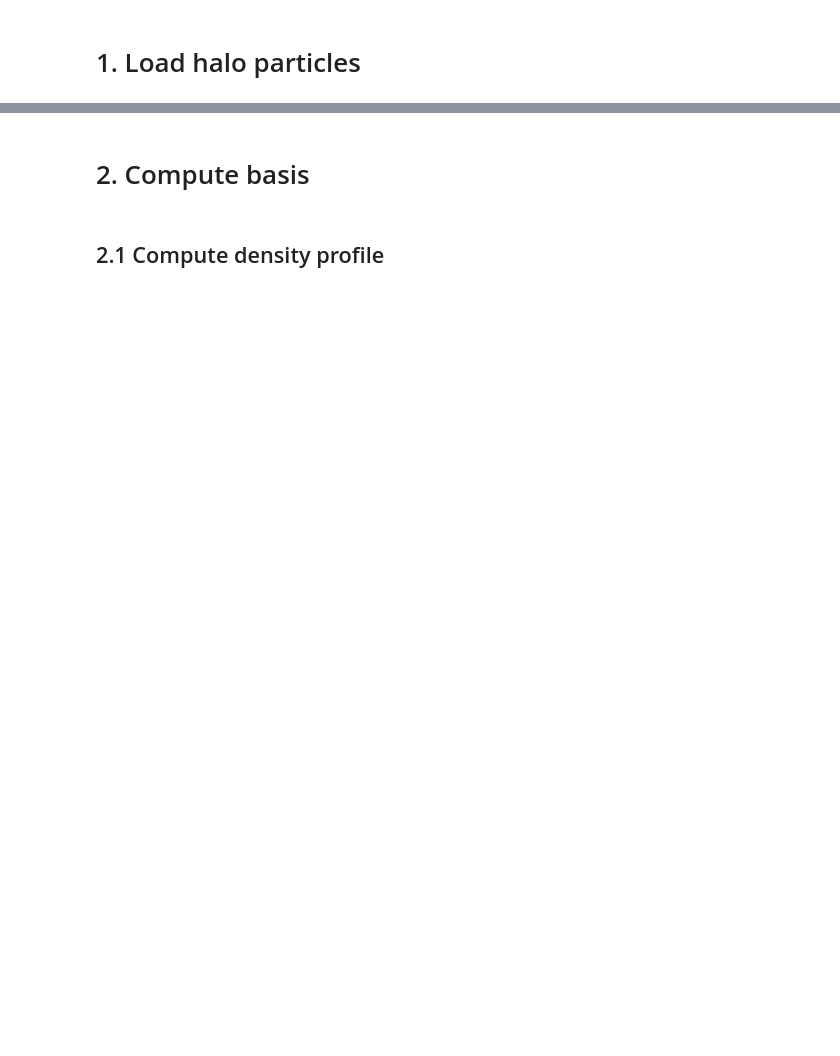
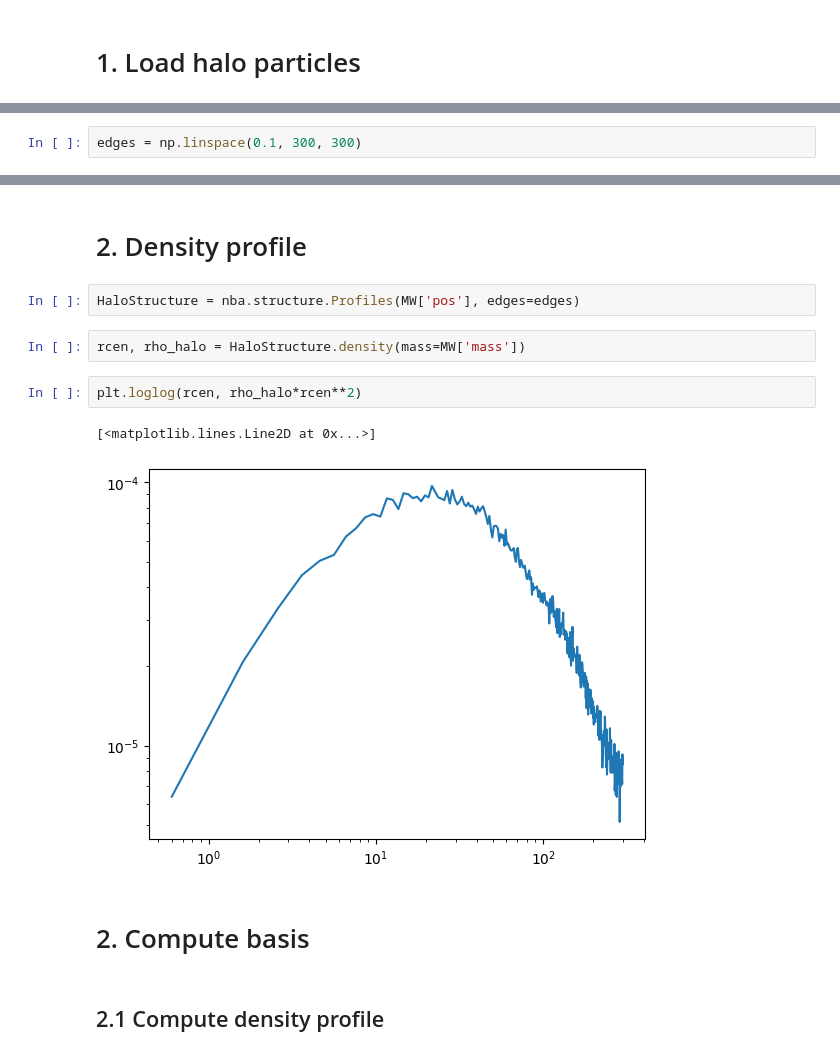
Before and after one commit to jngaravitoc/XMC-Atlas, a Jupyter notebook: scripts/BFE_computation/draft_bfe_pipeline.ipynb, the cells around one changed output, grey strips where cells are left out. Cells and saved outputs as stored; diff of their text form; blank space fills up the shorter version.

```diff
--- a/scripts/BFE_computation/draft_bfe_pipeline.ipynb
+++ b/scripts/BFE_computation/draft_bfe_pipeline.ipynb
@@ -57,0 +41,2 @@ plt.colorbar()
+# %%
+edges = np.linspace(0.1, 300, 300)
@@ -58,3 +53,14 @@ plt.colorbar()
+# %% [markdown]
+# 2. Density profile
+# %%
+HaloStructure = nba.structure.Profiles(MW['pos'], edges=edges)
+# %%
+rcen, rho_halo = HaloStructure.density(mass=MW['mass'])
+# %%
+plt.loglog(rcen, rho_halo*rcen**2)
+# %% [output]
+[<matplotlib.lines.Line2D at 0x...>]
+[figure, added]
 # %% [markdown]
 # 2. Compute basis
 # %% [markdown]
```
Also changed, not shown: parts of 46 cells of this notebook.
